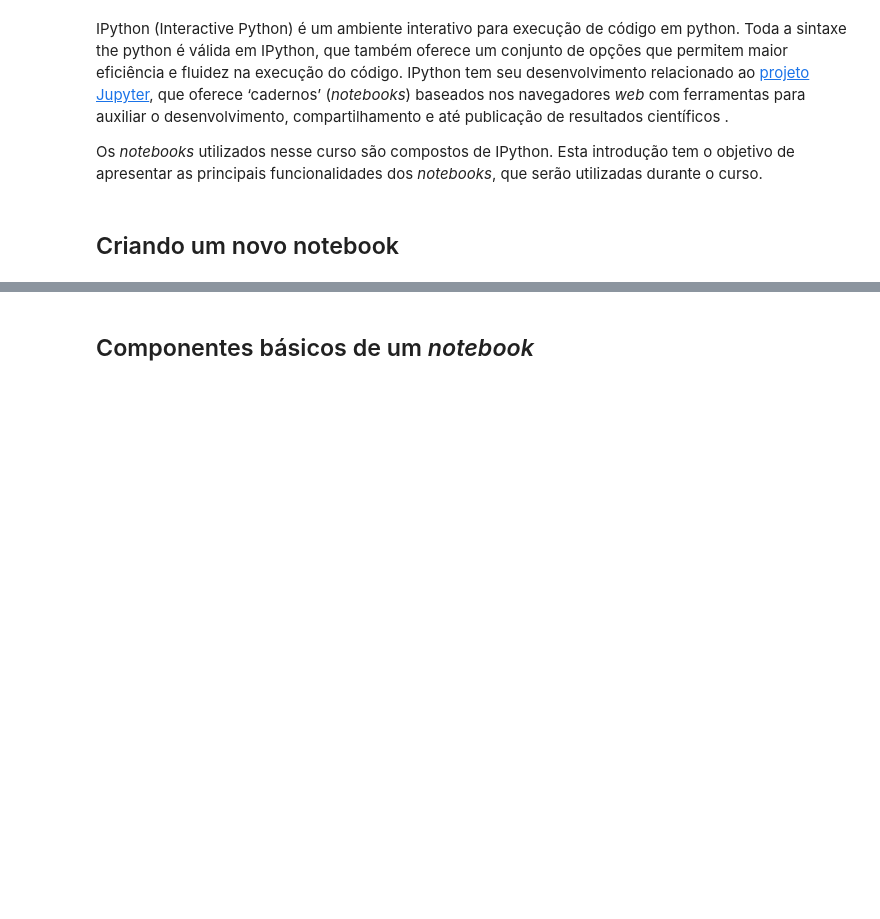
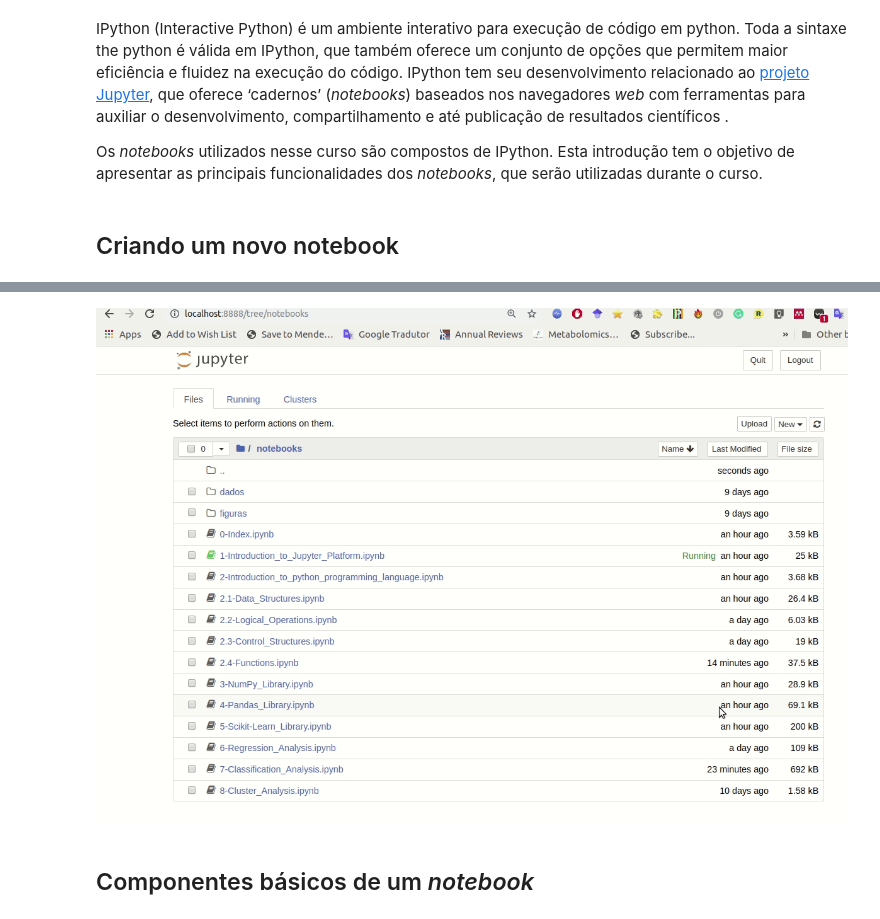
Before and after one commit to computational-chemical-biology/DataScience, a Jupyter notebook: 1-Introduction_to_Jupyter_Platform.ipynb, the cells around one changed output, grey strips where cells are left out. Saved outputs shown, nothing was run; the diff lists cells and outputs as text; code cells hidden in the pictures; blank space fills up the shorter version.

Commit message:
edit on notebooks to python book format

```diff
--- a/1-Introduction_to_Jupyter_Platform.ipynb
+++ b/1-Introduction_to_Jupyter_Platform.ipynb
@@ -17,2 +15,7 @@ Os *notebooks* utilizados nesse curso são compostos de IPython. Esta introduç
+# %%
+from IPython.display import Image
+Image(filename="./figuras/create_notebook.gif")
+# %% [output]
+[figure, added]
 # %% [markdown]
 ## Componentes básicos de um *notebook*
```
Also changed, not shown: parts of 8 cells of this notebook, 16 other files.
